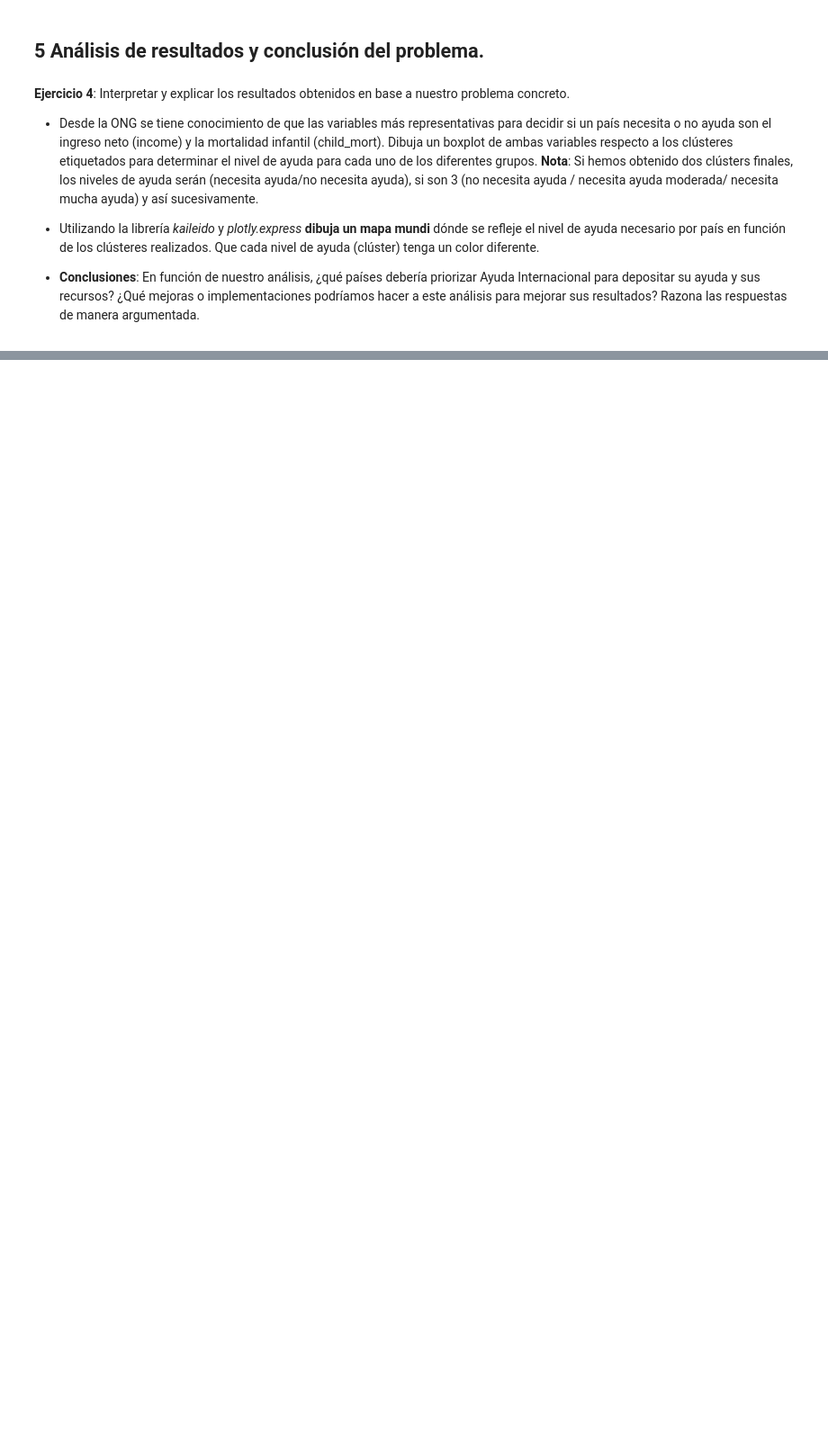
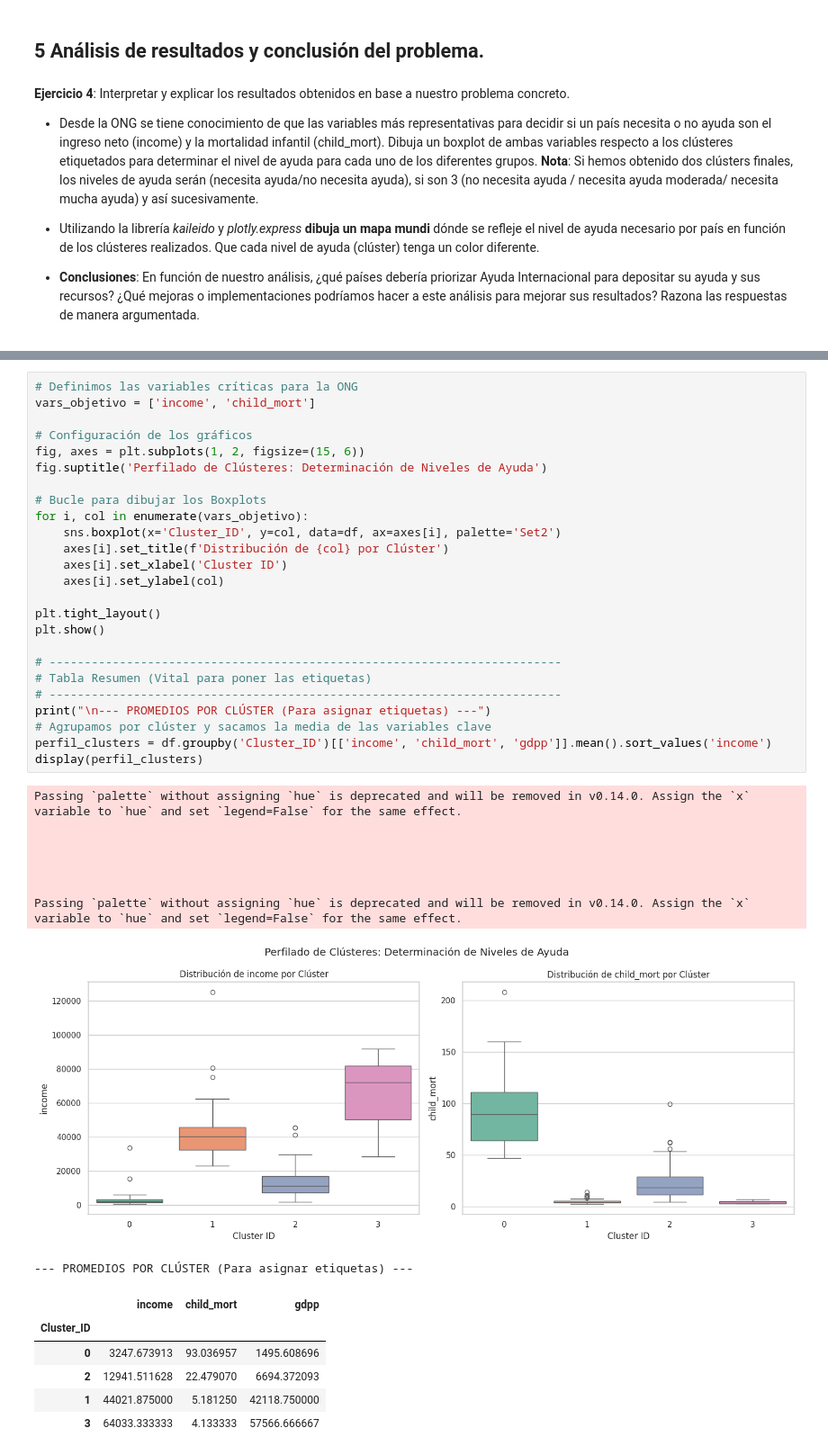
Before and after one commit to adrianizmi/Clasificaciones_Feedback2, a Jupyter notebook: Feedback_Clustering_Adrián_Izquierdo.ipynb, the cells around one changed output, grey strips where cells are left out. Shown at 90% size. Saved outputs shown, nothing was run; the diff lists cells and outputs as text; blank space fills up the shorter version.

```diff
--- a/Feedback_Clustering_Adrián_Izquierdo.ipynb
+++ b/Feedback_Clustering_Adrián_Izquierdo.ipynb
@@ -549,0 +601,41 @@ Estos no se han eliminado debido a que en el contexto del problema en el que nos
+# %%
+# Definimos las variables críticas para la ONG
+vars_objetivo = ['income', 'child_mort']
+
+# Configuración de los gráficos
+fig, axes = plt.subplots(1, 2, figsize=(15, 6))
+fig.suptitle('Perfilado de Clústeres: Determinación de Niveles de Ayuda')
+
+# Bucle para dibujar los Boxplots
+for i, col in enumerate(vars_objetivo):
+    sns.boxplot(x='Cluster_ID', y=col, data=df, ax=axes[i], palette='Set2')
+    axes[i].set_title(f'Distribución de {col} por Clúster')
+    axes[i].set_xlabel('Cluster ID')
+    axes[i].set_ylabel(col)
+
+plt.tight_layout()
+plt.show()
+
+# -------------------------------------------------------------------------
+# Tabla Resumen (Vital para poner las etiquetas)
+# -------------------------------------------------------------------------
+print("\n--- PROMEDIOS POR CLÚSTER (Para asignar etiquetas) ---")
+# Agrupamos por clúster y sacamos la media de las variables clave
+perfil_clusters = df.groupby('Cluster_ID')[['income', 'child_mort', 'gdpp']].mean().sort_values('income')
+display(perfil_clusters)
+# %% [output]
+Passing `palette` without assigning `hue` is deprecated and will be removed in v0.14.0. Assign the `x` variable to `hue` and set `legend=False` for the same effect.
+
+
+
+
+
+Passing `palette` without assigning `hue` is deprecated and will be removed in v0.14.0. Assign the `x` variable to `hue` and set `legend=False` for the same effect.
+[figure, added]
+--- PROMEDIOS POR CLÚSTER (Para asignar etiquetas) ---
+|  | income | child_mort | gdpp |
+| Cluster_ID |  |  |  |
+| 0 | 3247.673913 | 93.036957 | 1495.608696 |
+| 2 | 12941.511628 | 22.479070 | 6694.372093 |
+| 1 | 44021.875000 | 5.181250 | 42118.750000 |
+| 3 | 64033.333333 | 4.133333 | 57566.666667 |
```
Also changed, not shown: parts of 19 cells of this notebook.
